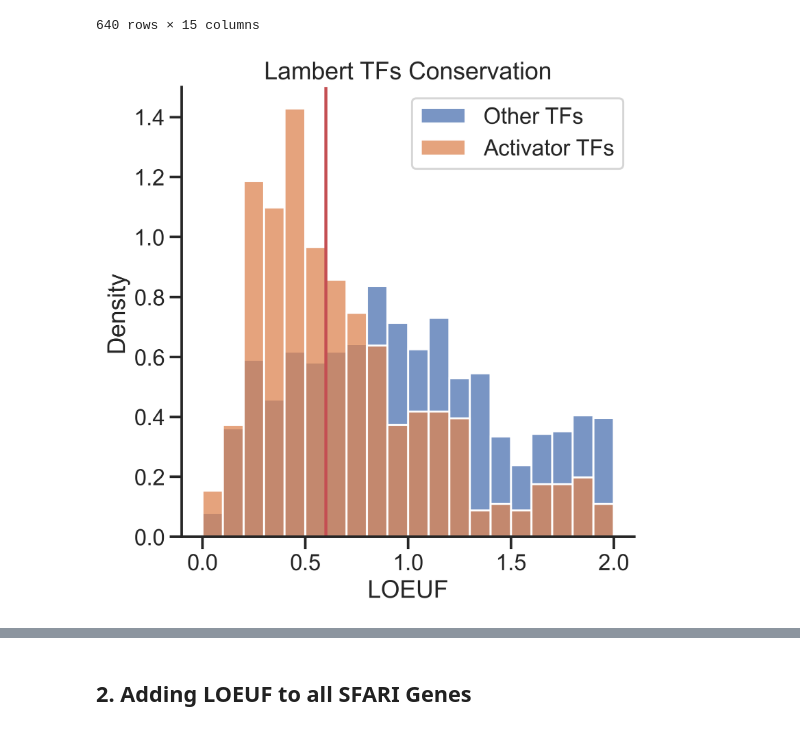
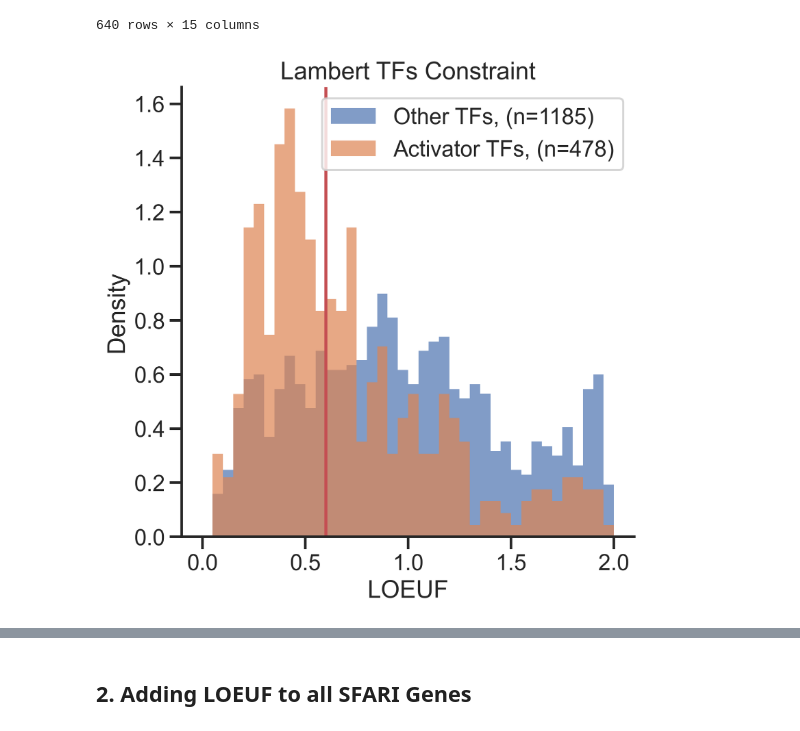
Before and after one commit to sanjanakotha/SFARI, a Jupyter notebook: notebooks/Gene Constraint Scores.ipynb, the cells around one changed output, grey strips where cells are left out. Drawn from its saved outputs; the diff is of its cells as text; code cells hidden in the pictures.

```diff
--- a/notebooks/Gene Constraint Scores.ipynb
+++ b/notebooks/Gene Constraint Scores.ipynb
@@ -180,16 +180,22 @@ known_ADs
 activator_TFs = lambert_TFs[lambert_TFs["Gene Names (primary)"].isin(known_ADs["Gene Names (primary)"])]
 other_TFs =  lambert_TFs[~lambert_TFs["Gene Names (primary)"].isin(known_ADs["Gene Names (primary)"])]
 # %%
-plt.rcParams['figure.dpi'] = 300
+def plot_LOEUF_diff(df1, label1, df2, label2, title = "Lambert TFs Constraint"):
+    plt.rcParams['figure.dpi'] = 300
 
-sns.set_style('ticks')
-sns.set_context('talk')
+    sns.set_style('ticks')
+    sns.set_context('talk')
 
-sns.histplot(other_TFs["LOEUF"], bins = np.arange(0, 2.1, 0.1), label = "Other TFs", stat = 'density')
-sns.histplot(activator_TFs["LOEUF"], bins = np.arange(0, 2.1, 0.1), label = "Activator TFs", stat = 'density')
-plt.legend()
-plt.axvline(0.6, 0,2, color = "r")
-sns.despine()
-plt.title("Lambert TFs Conservation");
+    # print(str(len(df1)) + " " + label1)
+    # print(str(len(df2)) + " " + label2)
+
+    sns.histplot(df1["LOEUF"], bins = np.arange(0, 2.05, 0.05), label = label1 + ", (n=" + str(len(df1)) + ")" , stat = 'density', linewidth = 0, alpha = 0.7)
+    sns.histplot(df2["LOEUF"], bins = np.arange(0, 2.05, 0.05), label = label2 + ", (n=" + str(len(df2)) + ")", stat = 'density', linewidth = 0, alpha = 0.7)
+    plt.legend()
+    plt.axvline(0.6, 0,2, color = "r")
+    sns.despine()
+    plt.title(title);
-# %% [output]
-[figure, removed]
+# %%
+plot_LOEUF_diff(other_TFs, "Other TFs", activator_TFs, "Activator TFs")
+# %% [output]
+[figure, added]
```
Also changed, not shown: parts of 5 cells of this notebook, 3 other files.
